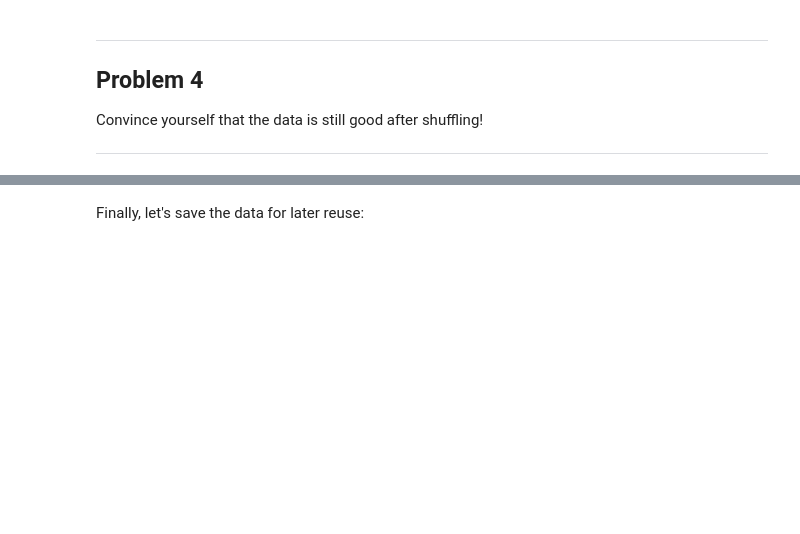
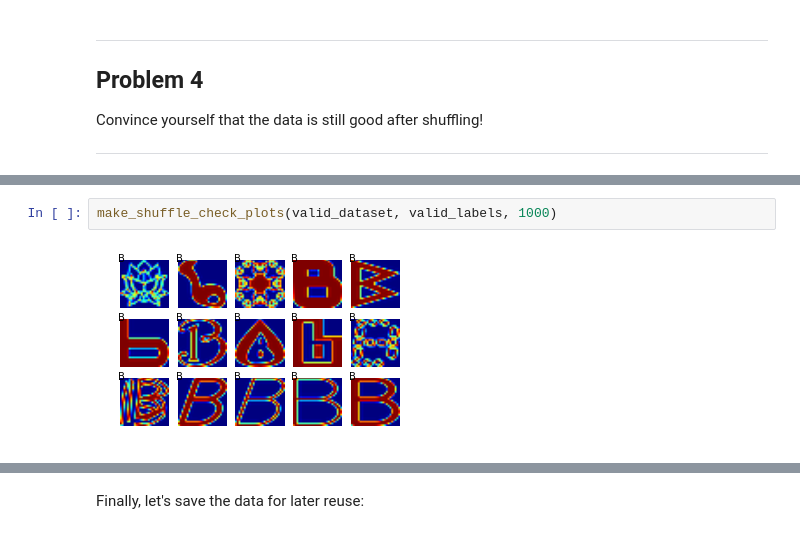
Before and after one commit to gnperdue/tensorflow, a Jupyter notebook: tensorflow/examples/udacity/1_notmnist.ipynb, the cells around one changed output, grey strips where cells are left out. Saved outputs shown, nothing was run; the diff lists cells and outputs as text; blank space fills up the shorter version.

```diff
--- a/tensorflow/examples/udacity/1_notmnist.ipynb
+++ b/tensorflow/examples/udacity/1_notmnist.ipynb
@@ -388,0 +425,4 @@ Convince yourself that the data is still good after shuffling!
+# %%
+make_shuffle_check_plots(valid_dataset, valid_labels, 1000)
+# %% [output]
+[figure, added]
```
Also changed, not shown: parts of 21 cells of this notebook.
